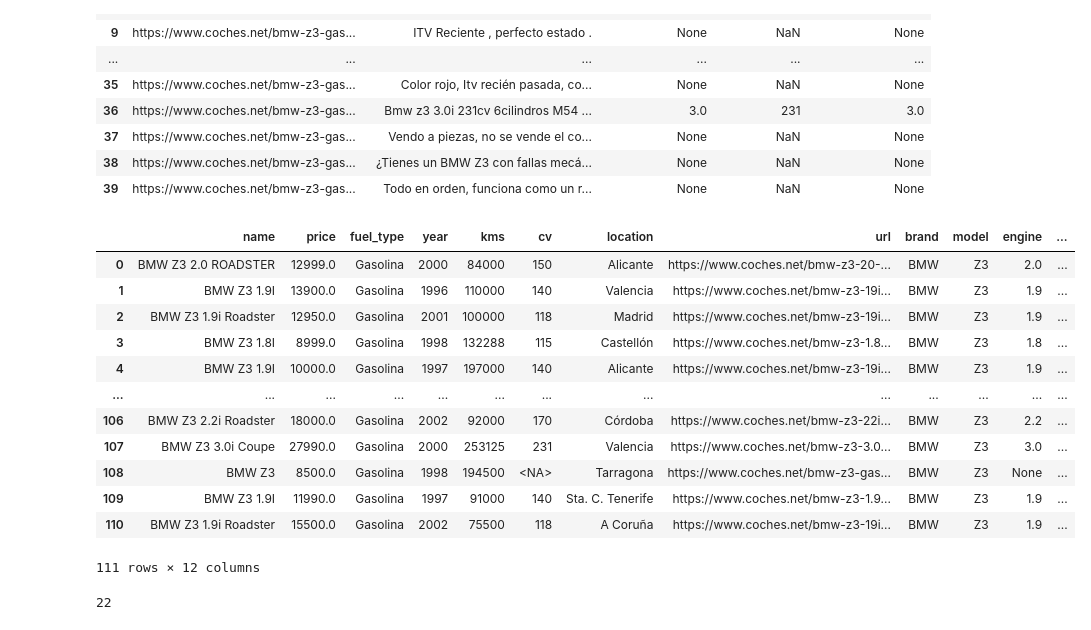
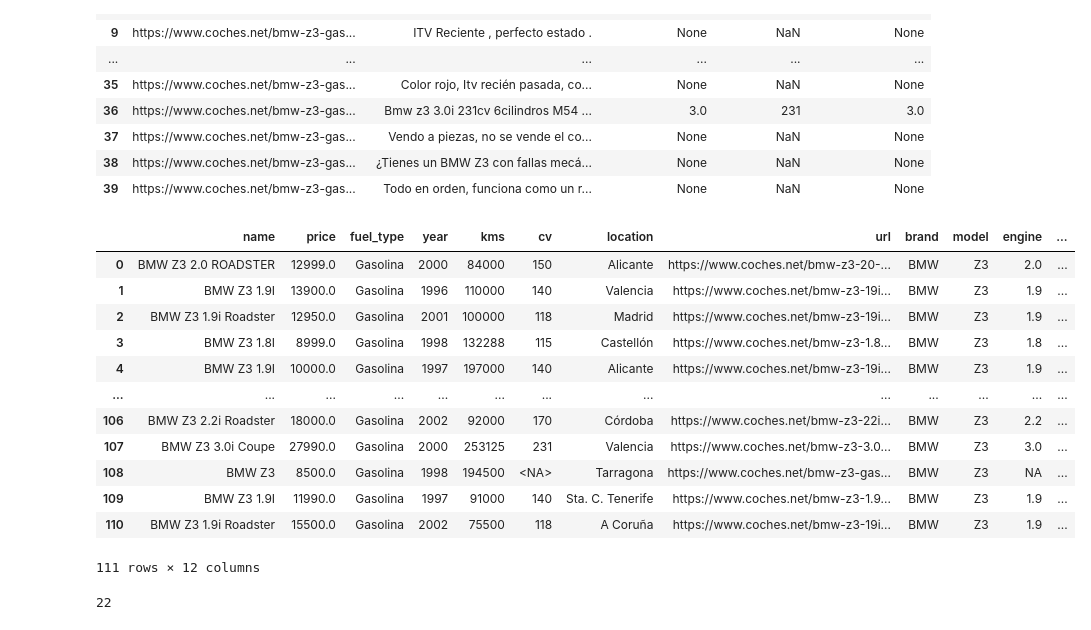
Before and after one commit to MrGG14/CochesNet, a Jupyter notebook: rs.ipynb, the cells around one changed output. Drawn from its saved outputs; the diff is of its cells as text; code cells hidden in the pictures.

```diff
--- a/rs.ipynb
+++ b/rs.ipynb
@@ -481,19 +481,21 @@ df_model_details = extraer_info_descripcion(df_model_details)
 | 39 | https://www.coches.net/bmw-z3-gas... | Todo en orden, funciona como un r... | None | NaN | None |
 # %%
 df_infered = actualizar_con_descripciones(df_test, df_model_details)
+df_infered['engine'] = df_infered.engine.fillna('NA')
+df_infered['version'] = df_infered['version'].replace('', 'NA')
 df_infered.to_csv("cochesnet_z3.csv", index=False)
 df_infered
 # %% [output]
 |  | name | price | fuel_type | year | kms | cv | location | url | brand | model | engine | ... |
 | 0 | BMW Z3 2.0 ROADSTER | 12999.0 | Gasolina | 2000 | 84000 | 150 | Alicante | https://www.coches.net/bmw-z3-20-... | BMW | Z3 | 2.0 | ... |
 | 1 | BMW Z3 1.9I | 13900.0 | Gasolina | 1996 | 110000 | 140 | Valencia | https://www.coches.net/bmw-z3-19i... | BMW | Z3 | 1.9 | ... |
 | 2 | BMW Z3 1.9i Roadster | 12950.0 | Gasolina | 2001 | 100000 | 118 | Madrid | https://www.coches.net/bmw-z3-19i... | BMW | Z3 | 1.9 | ... |
 | 3 | BMW Z3 1.8I | 8999.0 | Gasolina | 1998 | 132288 | 115 | Castellón | https://www.coches.net/bmw-z3-1.8... | BMW | Z3 | 1.8 | ... |
 | 4 | BMW Z3 1.9I | 10000.0 | Gasolina | 1997 | 197000 | 140 | Alicante | https://www.coches.net/bmw-z3-19i... | BMW | Z3 | 1.9 | ... |
 | ... | ... | ... | ... | ... | ... | ... | ... | ... | ... | ... | ... | ... |
 | 106 | BMW Z3 2.2i Roadster | 18000.0 | Gasolina | 2002 | 92000 | 170 | Córdoba | https://www.coches.net/bmw-z3-22i... | BMW | Z3 | 2.2 | ... |
 | 107 | BMW Z3 3.0i Coupe | 27990.0 | Gasolina | 2000 | 253125 | 231 | Valencia | https://www.coches.net/bmw-z3-3.0... | BMW | Z3 | 3.0 | ... |
-| 108 | BMW Z3 | 8500.0 | Gasolina | 1998 | 194500 | <NA> | Tarragona | https://www.coches.net/bmw-z3-gas... | BMW | Z3 | None | ... |
+| 108 | BMW Z3 | 8500.0 | Gasolina | 1998 | 194500 | <NA> | Tarragona | https://www.coches.net/bmw-z3-gas... | BMW | Z3 | NA | ... |
 | 109 | BMW Z3 1.9I | 11990.0 | Gasolina | 1997 | 91000 | 140 | Sta. C. Tenerife | https://www.coches.net/bmw-z3-1.9... | BMW | Z3 | 1.9 | ... |
 | 110 | BMW Z3 1.9i Roadster | 15500.0 | Gasolina | 2002 | 75500 | 118 | A Coruña | https://www.coches.net/bmw-z3-19i... | BMW | Z3 | 1.9 | ... |
 111 rows × 12 columns
```
Also changed, not shown: parts of 3 cells of this notebook, 1 other file.
